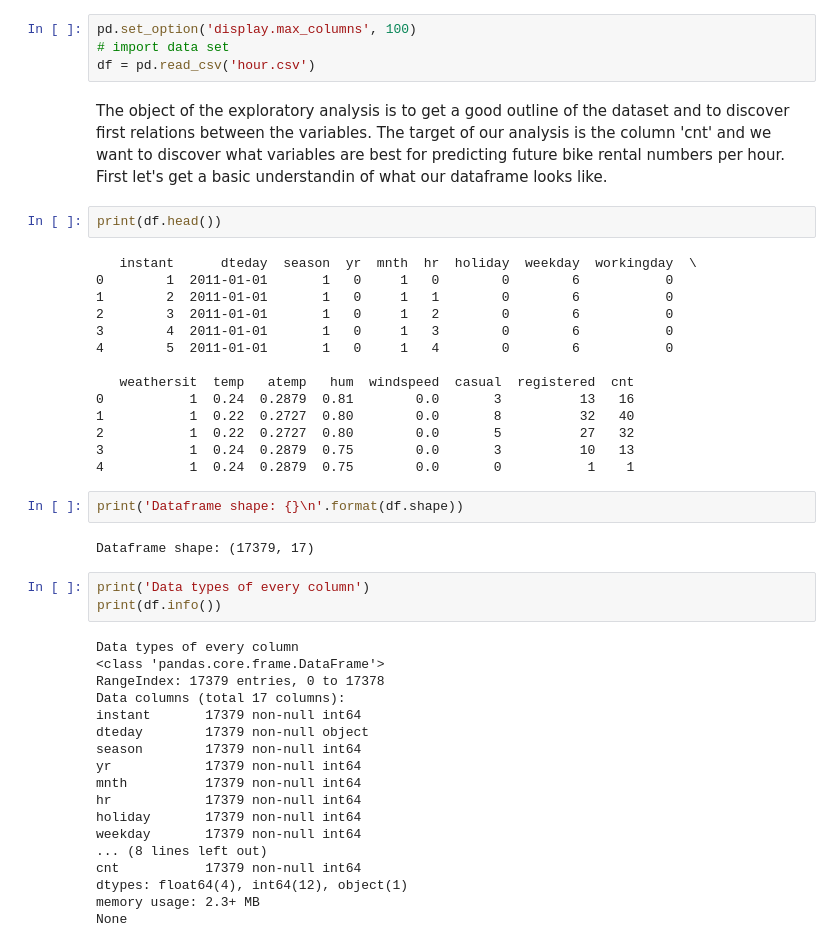
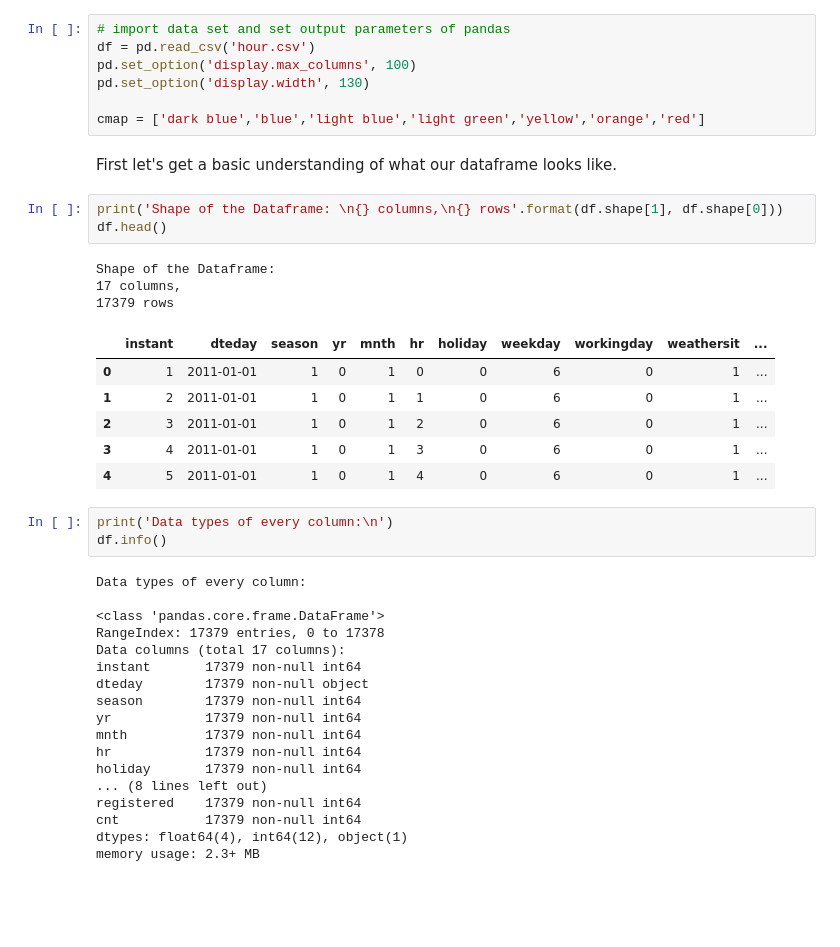
Before and after one commit to MiroGoettler/My_DataScience_Projects, a Jupyter notebook: Exploratory_Data_Analysis/Bike_Rental_Exploratory_DataAnalysis.ipynb, the cells around one changed output. Drawn from its saved outputs; the diff is of its cells as text; blank space fills up the shorter version.

```diff
--- a/Exploratory_Data_Analysis/Bike_Rental_Exploratory_DataAnalysis.ipynb
+++ b/Exploratory_Data_Analysis/Bike_Rental_Exploratory_DataAnalysis.ipynb
@@ -8,34 +11,31 @@ import seaborn as sns
-# %%
-pd.set_option('display.max_columns', 100)
-# import data set
-df = pd.read_csv('hour.csv')
-# %% [markdown]
-The object of the exploratory analysis is to get a good outline of the dataset and to discover first relations between the variables. The target of our analysis is the column 'cnt' and we want to discover what variables are best for predicting future bike rental numbers per hour. First let's get a basic understandin of what our dataframe looks like.
-# %%
-print(df.head())
-# %% [output]
-   instant      dteday  season  yr  mnth  hr  holiday  weekday  workingday  \
-0        1  2011-01-01       1   0     1   0        0        6           0
-1        2  2011-01-01       1   0     1   1        0        6           0
-2        3  2011-01-01       1   0     1   2        0        6           0
-3        4  2011-01-01       1   0     1   3        0        6           0
-4        5  2011-01-01       1   0     1   4        0        6           0
-
-   weathersit  temp   atemp   hum  windspeed  casual  registered  cnt
-0           1  0.24  0.2879  0.81        0.0       3          13   16
-1           1  0.22  0.2727  0.80        0.0       8          32   40
-2           1  0.22  0.2727  0.80        0.0       5          27   32
-3           1  0.24  0.2879  0.75        0.0       3          10   13
-4           1  0.24  0.2879  0.75        0.0       0           1    1
+# %%
+# import data set and set output parameters of pandas
+df = pd.read_csv('hour.csv')
+pd.set_option('display.max_columns', 100)
+pd.set_option('display.width', 130)
+
+cmap = ['dark blue','blue','light blue','light green','yellow','orange','red']
+# %% [markdown]
+ First let's get a basic understanding of what our dataframe looks like.
 # %%
-print('Dataframe shape: {}\n'.format(df.shape))
+print('Shape of the Dataframe: \n{} columns,\n{} rows'.format(df.shape[1], df.shape[0]))
+df.head()
 # %% [output]
-Dataframe shape: (17379, 17)
+Shape of the Dataframe:
+17 columns,
+17379 rows
+|  | instant | dteday | season | yr | mnth | hr | holiday | weekday | workingday | weathersit | ... |
+| 0 | 1 | 2011-01-01 | 1 | 0 | 1 | 0 | 0 | 6 | 0 | 1 | ... |
+| 1 | 2 | 2011-01-01 | 1 | 0 | 1 | 1 | 0 | 6 | 0 | 1 | ... |
+| 2 | 3 | 2011-01-01 | 1 | 0 | 1 | 2 | 0 | 6 | 0 | 1 | ... |
+| 3 | 4 | 2011-01-01 | 1 | 0 | 1 | 3 | 0 | 6 | 0 | 1 | ... |
+| 4 | 5 | 2011-01-01 | 1 | 0 | 1 | 4 | 0 | 6 | 0 | 1 | ... |
 # %%
-print('Data types of every column')
-print(df.info())
+print('Data types of every column:\n')
+df.info()
 # %% [output]
-Data types of every column
+Data types of every column:
+
 <class 'pandas.core.frame.DataFrame'>
 RangeIndex: 17379 entries, 0 to 17378
 Data columns (total 17 columns):
@@ -46,11 +46,10 @@ yr            17379 non-null int64
 mnth          17379 non-null int64
 hr            17379 non-null int64
 holiday       17379 non-null int64
-weekday       17379 non-null int64
 ... (8 lines left out)
+registered    17379 non-null int64
 cnt           17379 non-null int64
 dtypes: float64(4), int64(12), object(1)
 memory usage: 2.3+ MB
-None
 # %%
 print('Description columns:')
```
Also changed, not shown: parts of 19 cells of this notebook.
